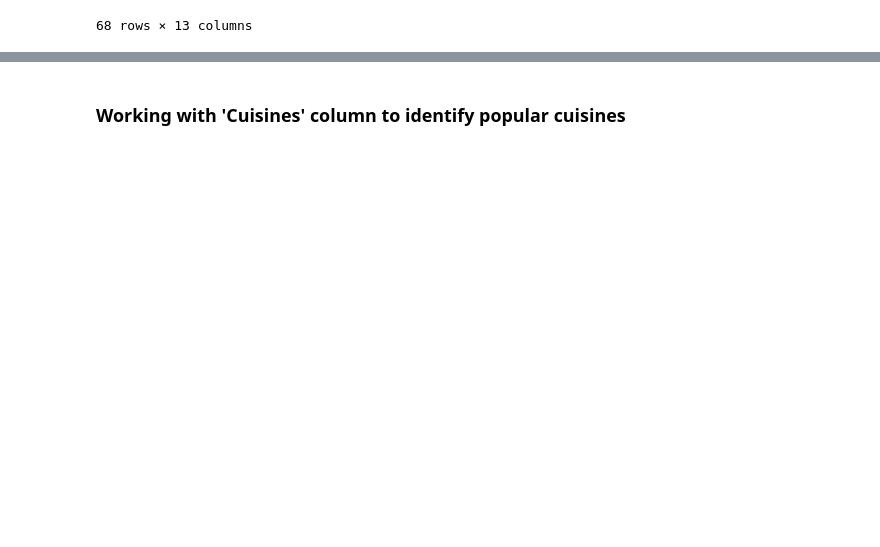
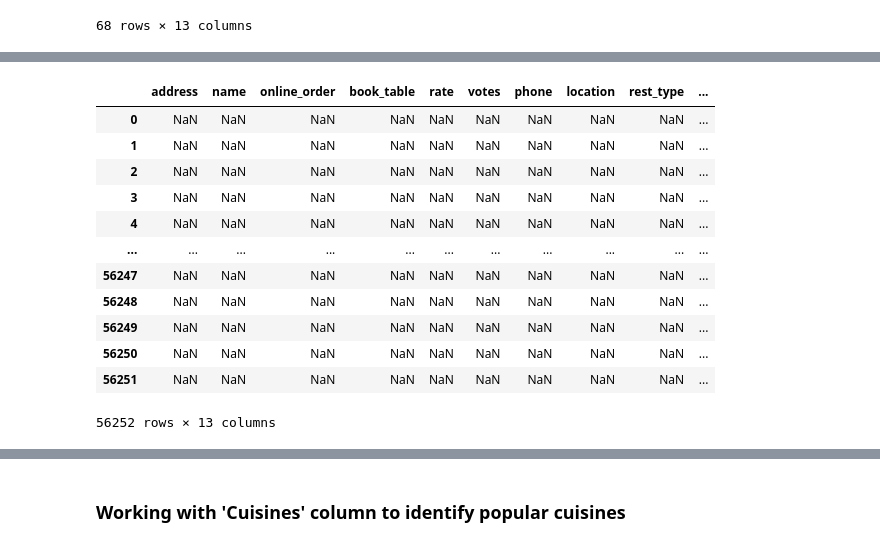
Before and after one commit to 3-vasu31/Food-Analysis, a Jupyter notebook: Test_Model/test2.ipynb, the cells around one changed output, grey strips where cells are left out. Drawn from its saved outputs; the diff is of its cells as text; code cells hidden in the pictures; blank space fills up the shorter version.

```diff
--- a/Test_Model/test2.ipynb
+++ b/Test_Model/test2.ipynb
@@ -113,0 +151,16 @@ result
+# %%
+df[ df[['location','address']].isnull()]
+# %% [output]
+|  | address | name | online_order | book_table | rate | votes | phone | location | rest_type | ... |
+| 0 | NaN | NaN | NaN | NaN | NaN | NaN | NaN | NaN | NaN | ... |
+| 1 | NaN | NaN | NaN | NaN | NaN | NaN | NaN | NaN | NaN | ... |
+| 2 | NaN | NaN | NaN | NaN | NaN | NaN | NaN | NaN | NaN | ... |
+| 3 | NaN | NaN | NaN | NaN | NaN | NaN | NaN | NaN | NaN | ... |
+| 4 | NaN | NaN | NaN | NaN | NaN | NaN | NaN | NaN | NaN | ... |
+| ... | ... | ... | ... | ... | ... | ... | ... | ... | ... | ... |
+| 56247 | NaN | NaN | NaN | NaN | NaN | NaN | NaN | NaN | NaN | ... |
+| 56248 | NaN | NaN | NaN | NaN | NaN | NaN | NaN | NaN | NaN | ... |
+| 56249 | NaN | NaN | NaN | NaN | NaN | NaN | NaN | NaN | NaN | ... |
+| 56250 | NaN | NaN | NaN | NaN | NaN | NaN | NaN | NaN | NaN | ... |
+| 56251 | NaN | NaN | NaN | NaN | NaN | NaN | NaN | NaN | NaN | ... |
+56252 rows × 13 columns
```
Also changed, not shown: parts of 21 cells of this notebook.
